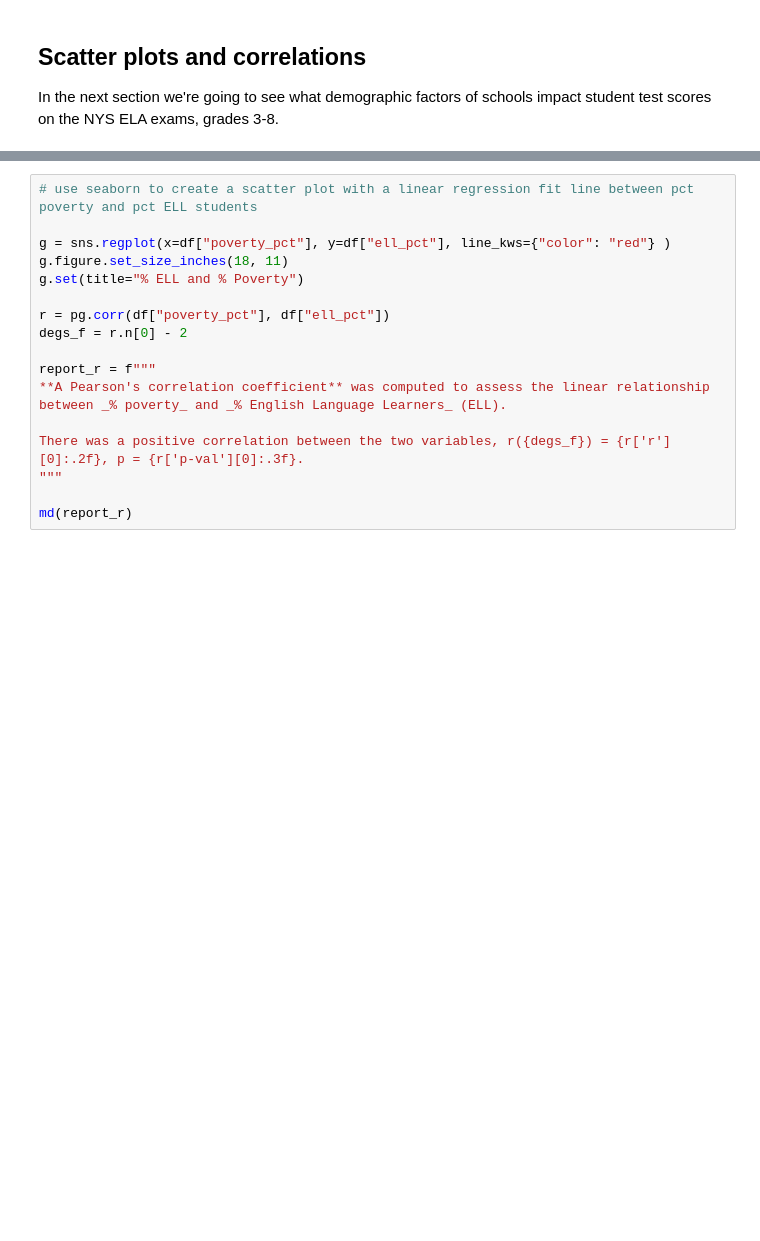
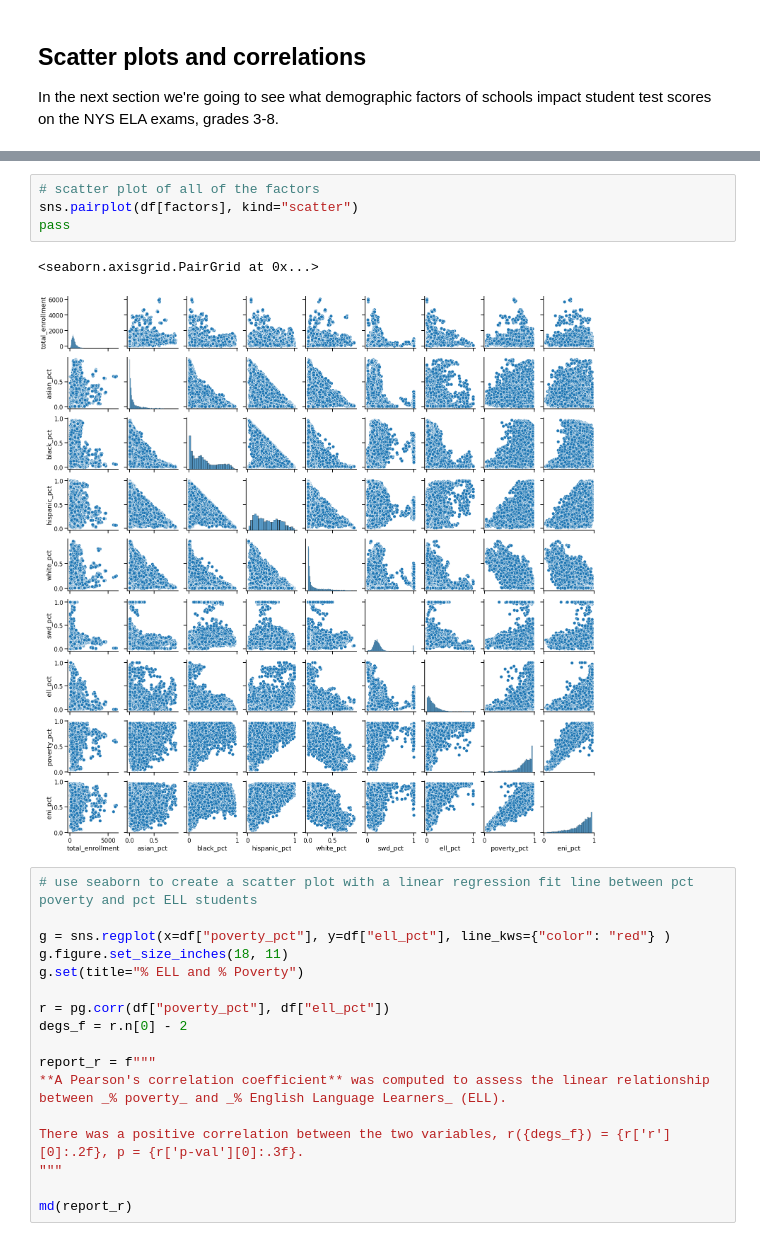
Before and after one commit to adelphi-ed-tech/nycschools, a Jupyter notebook: nb/ols-graphs.ipynb, the cells around one changed output, grey strips where cells are left out. Cells and saved outputs as stored; diff of their text form; blank space fills up the shorter version.

Commit message:
added scatter plots to ols-graphs

```diff
--- a/nb/ols-graphs.ipynb
+++ b/nb/ols-graphs.ipynb
@@ -274,6 +277,13 @@ corr.style.background_gradient(cmap='coolwarm')
 | ell_pct | -0.002680 | 0.124392 | -0.351531 | 0.455705 | -0.191012 | 0.018450 | 1.000000 | 0.342574 | ... |
 | poverty_pct | -0.159329 | -0.280980 | 0.306681 | 0.470550 | -0.789705 | 0.187924 | 0.342574 | 1.000000 | ... |
 | eni_pct | -0.200624 | -0.329161 | 0.249685 | 0.540298 | -0.758151 | 0.258617 | 0.406880 | 0.911145 | ... |
+# %%
+# scatter plot of all of the factors
+sns.pairplot(df[factors], kind="scatter")
+pass
+# %% [output]
+<seaborn.axisgrid.PairGrid at 0x...>
+[figure, added]
 # %%
 # use seaborn to create a scatter plot with a linear regression fit line between pct poverty and pct ELL students
 
```
Also changed, not shown: parts of 1 cell of this notebook.
